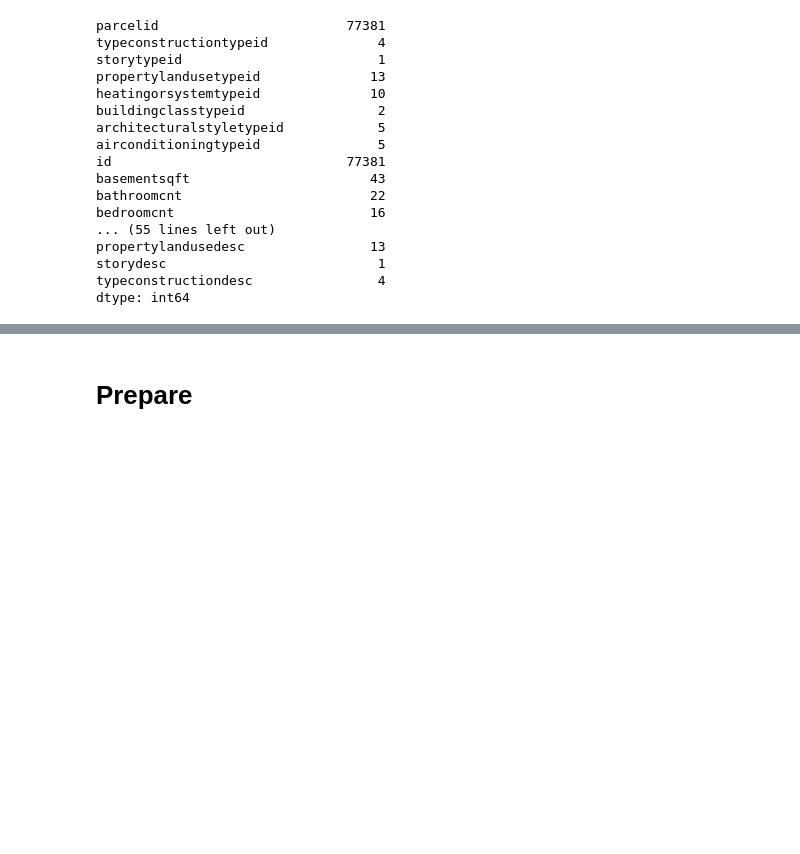
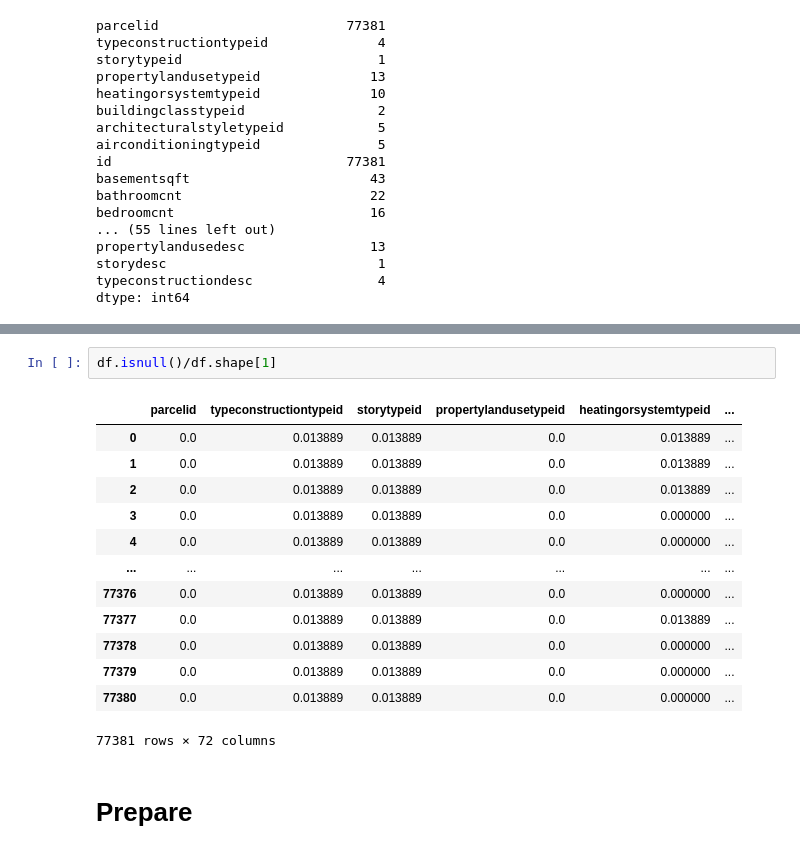
Before and after one commit to lukewbecker/clustering-exercises, a Jupyter notebook: clustering_wrangling.ipynb, the cells around one changed output, grey strips where cells are left out. Drawn from its saved outputs; the diff is of its cells as text; blank space fills up the shorter version.

```diff
--- a/clustering_wrangling.ipynb
+++ b/clustering_wrangling.ipynb
@@ -291,3 +400,19 @@ Length: 77381, dtype: float64
+# %%
+df.isnull()/df.shape[1]
+# %% [output]
+|  | parcelid | typeconstructiontypeid | storytypeid | propertylandusetypeid | heatingorsystemtypeid | ... |
+| 0 | 0.0 | 0.013889 | 0.013889 | 0.0 | 0.013889 | ... |
+| 1 | 0.0 | 0.013889 | 0.013889 | 0.0 | 0.013889 | ... |
+| 2 | 0.0 | 0.013889 | 0.013889 | 0.0 | 0.013889 | ... |
+| 3 | 0.0 | 0.013889 | 0.013889 | 0.0 | 0.000000 | ... |
+| 4 | 0.0 | 0.013889 | 0.013889 | 0.0 | 0.000000 | ... |
+| ... | ... | ... | ... | ... | ... | ... |
+| 77376 | 0.0 | 0.013889 | 0.013889 | 0.0 | 0.000000 | ... |
+| 77377 | 0.0 | 0.013889 | 0.013889 | 0.0 | 0.013889 | ... |
+| 77378 | 0.0 | 0.013889 | 0.013889 | 0.0 | 0.000000 | ... |
+| 77379 | 0.0 | 0.013889 | 0.013889 | 0.0 | 0.000000 | ... |
+| 77380 | 0.0 | 0.013889 | 0.013889 | 0.0 | 0.000000 | ... |
+77381 rows × 72 columns
 # %% [markdown]
 # Prepare
 # %% [markdown]
```
Also changed, not shown: parts of 10 cells of this notebook.
